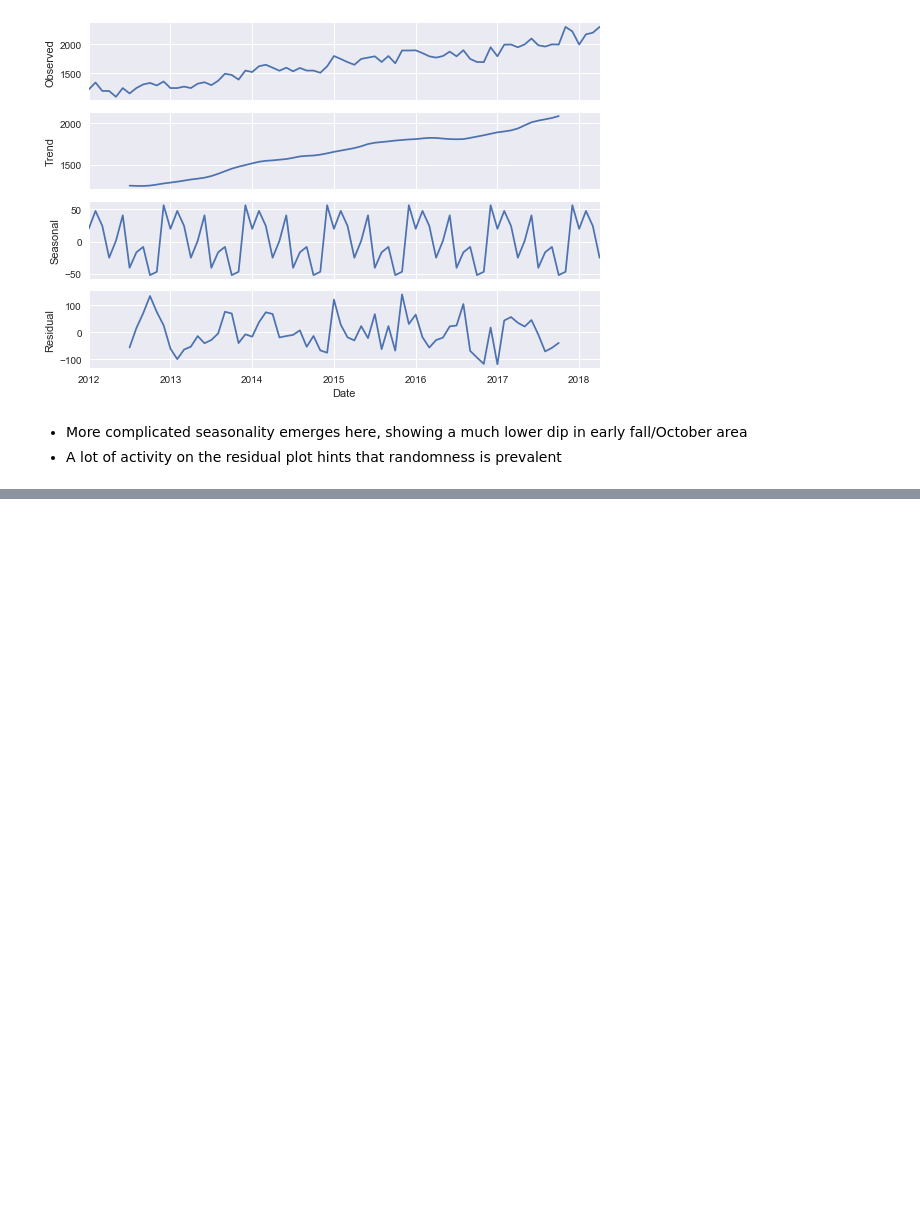
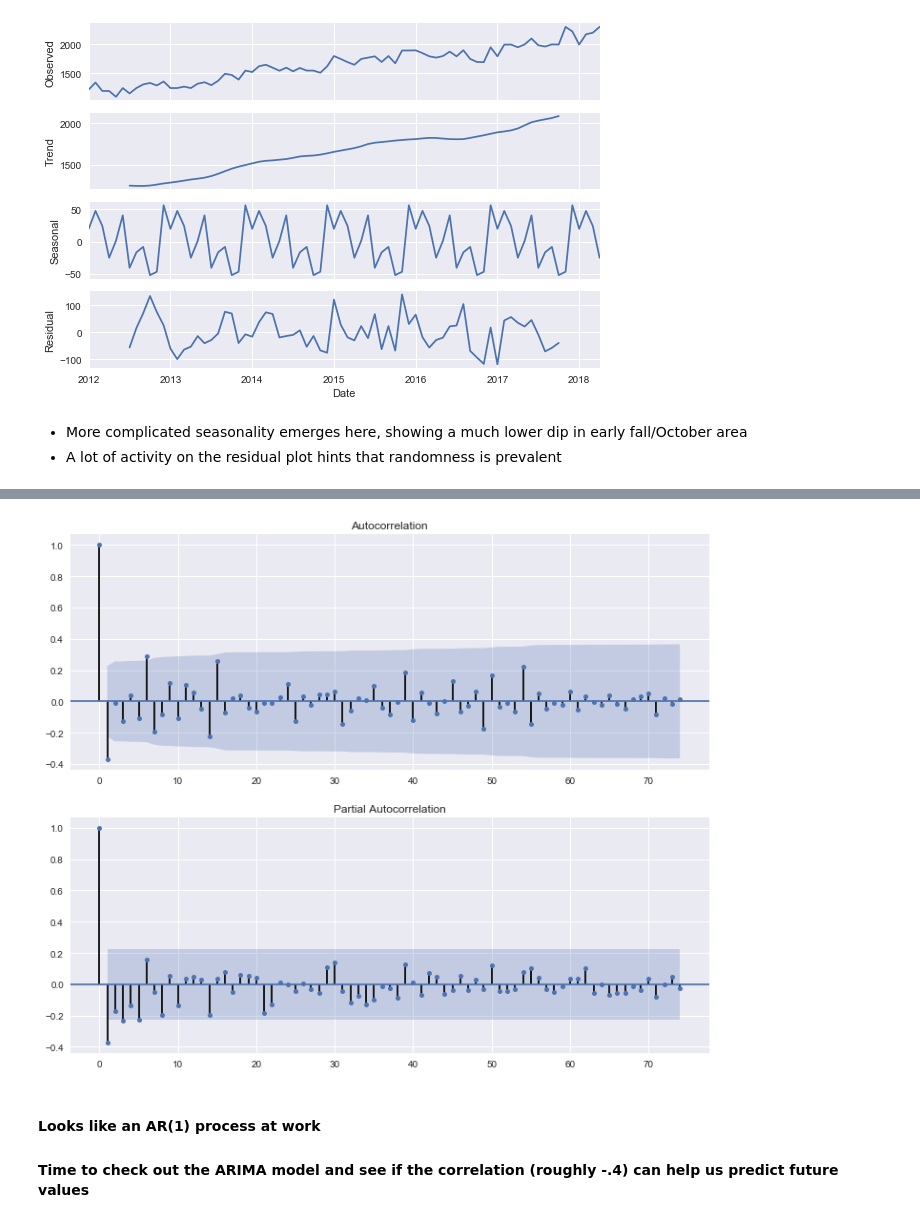
Before and after one commit to MichaelNormandyGavin/Zillow-Apartments, a Jupyter notebook: zillow_eda.ipynb, the cells around one changed output, grey strips where cells are left out. Drawn from its saved outputs; the diff is of its cells as text; code cells hidden in the pictures; blank space fills up the shorter version.

```diff
--- a/zillow_eda.ipynb
+++ b/zillow_eda.ipynb
@@ -321,0 +390,13 @@ decomposed_df.plot()
+# %%
+fig, axes = plt.subplots(2,1,figsize=(12,10))
+
+tsaplots.plot_acf(stationary_df,ax=axes[0])
+tsaplots.plot_pacf(stationary_df,ax=axes[1])
+
+plt.show()
+# %% [output]
+[figure, added]
+# %% [markdown]
+#### Looks like an AR(1) process at work ###
+
+#### Time to check out the ARIMA model and see if the correlation (roughly -.4) can help us predict future values
```
Also changed, not shown: parts of 17 cells of this notebook, 2 other files.
